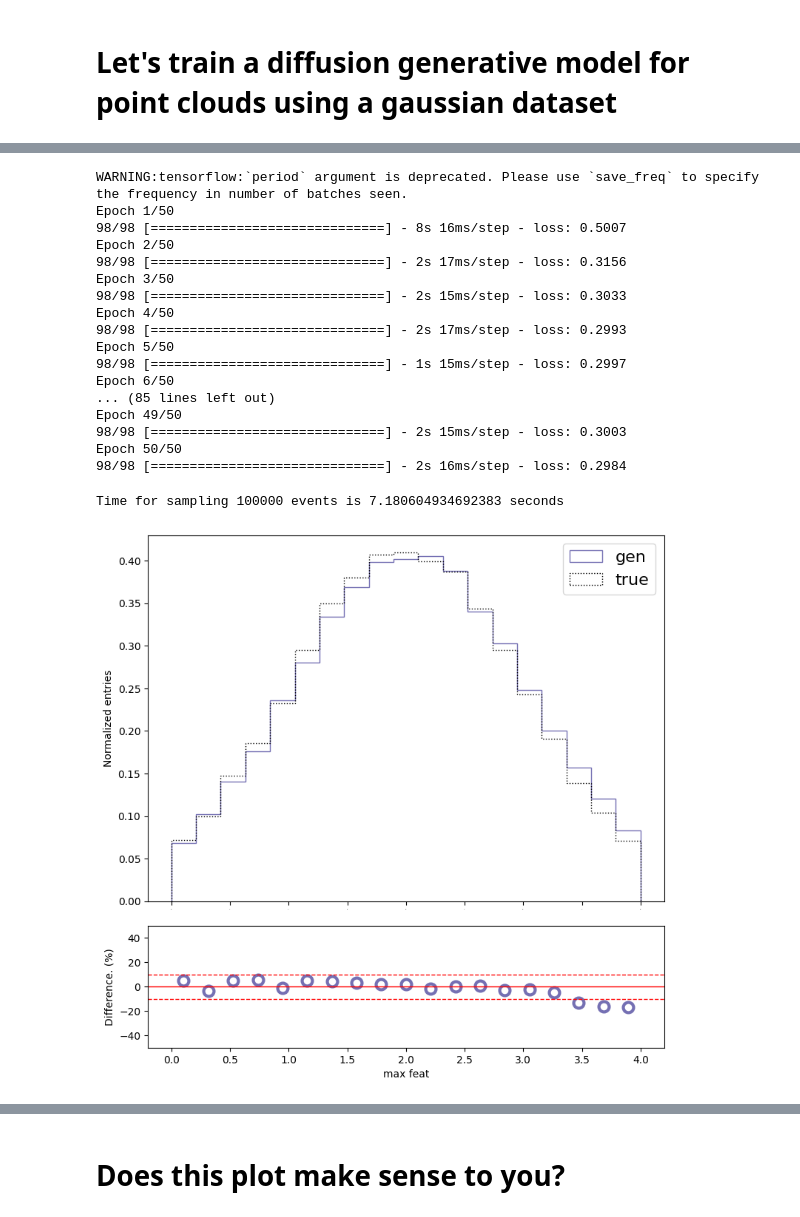
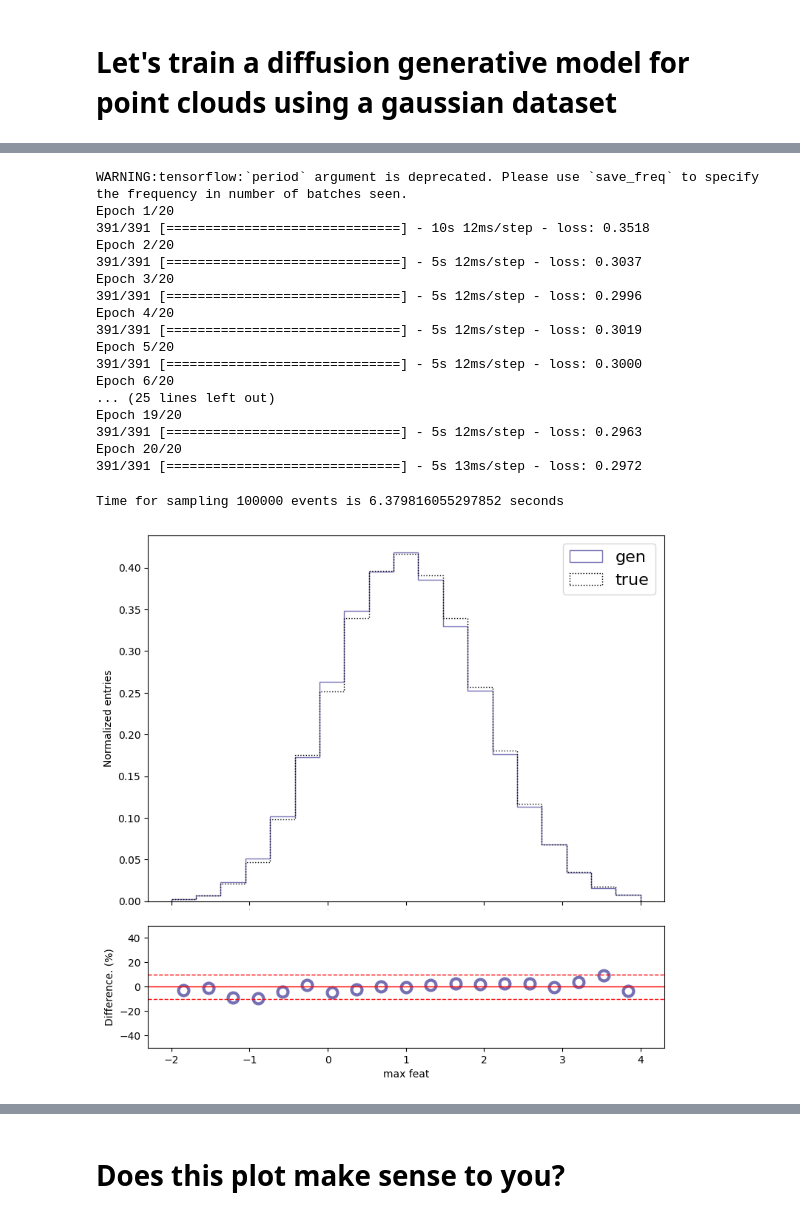
Before and after one commit to ViniciusMikuni/GSGM, a Jupyter notebook: demo/toy.ipynb, the cells around one changed output, grey strips where cells are left out. Drawn from its saved outputs; the diff is of its cells as text; code cells hidden in the pictures.

```diff
--- a/demo/toy.ipynb
+++ b/demo/toy.ipynb
@@ -45,0 +17,11 @@ None
+# %%
+nevts = int(1e5)
+num_feat = config['NUM_FEAT'] #3
+
+#Let's generate sets containing 2 particles using gaussians
+part1 = np.random.normal(-1.0,1.0,size=(nevts,1,num_feat))
+part2 = np.random.normal(1.0,1.0,size=(nevts,1,num_feat))
+data = np.concatenate([part1,part2],1)
+plt.hist(part1[:,0,0],label='Particle 1')
+plt.hist(part2[:,0,0],label = 'Particle 2')
+plt.legend(loc='best',fontsize=14,ncol=1)
@@ -55,48 +61,48 @@ callbacks.append(checkpoint)
 
 history = model.fit(
         data,
-        epochs=config['MAXEPOCH'],
-        batch_size=config['BATCH'],
+        epochs=20,
+        batch_size=256,
         callbacks=callbacks
         #steps_per_epoch=1,
     )
 # %% [output]
 WARNING:tensorflow:`period` argument is deprecated. Please use `save_freq` to specify the frequency in number of batches seen.
-Epoch 1/50
-98/98 [==============================] - 8s 16ms/step - loss: 0.5007
-Epoch 2/50
-98/98 [==============================] - 2s 17ms/step - loss: 0.3156
-Epoch 3/50
-98/98 [==============================] - 2s 15ms/step - loss: 0.3033
-Epoch 4/50
-98/98 [==============================] - 2s 17ms/step - loss: 0.2993
-Epoch 5/50
-98/98 [==============================] - 1s 15ms/step - loss: 0.2997
-Epoch 6/50
-... (85 lines left out)
-Epoch 49/50
-98/98 [==============================] - 2s 15ms/step - loss: 0.3003
-Epoch 50/50
-98/98 [==============================] - 2s 16ms/step - loss: 0.2984
+Epoch 1/20
+391/391 [==============================] - 10s 12ms/step - loss: 0.3518
+Epoch 2/20
+391/391 [==============================] - 5s 12ms/step - loss: 0.3037
+Epoch 3/20
+391/391 [==============================] - 5s 12ms/step - loss: 0.2996
+Epoch 4/20
+391/391 [==============================] - 5s 12ms/step - loss: 0.3019
+Epoch 5/20
+391/391 [==============================] - 5s 12ms/step - loss: 0.3000
+Epoch 6/20
+... (25 lines left out)
+Epoch 19/20
+391/391 [==============================] - 5s 12ms/step - loss: 0.2963
+Epoch 20/20
+391/391 [==============================] - 5s 13ms/step - loss: 0.2972
 # %%
 if not os.path.exists('../plots'):
     os.mkdir('../plots')
 generated = model.PCSampler(nevts,2).numpy()
 # %% [output]
-Time for sampling 100000 events is 7.180604934692383 seconds
+Time for sampling 100000 events is 6.379816055297852 seconds
 # %%
 #Let's do some plotting
 feed_dict = {
     'gen':np.max(generated[:,:,0],1),
     'true':np.max(data[:,:,0],1),
 }
 
-binning = np.linspace(0,4,20)
+binning = np.linspace(-2,4,20)
 fig,ax0 =utils.HistRoutine(feed_dict,xlabel='max feat', ylabel= 'Normalized entries',
                                logy=False,binning=binning)
 fig.savefig('../plots/toy_max.pdf')
 # %% [output]
-[figure, old version]
+[figure, new version]
 # %%
 feed_dict = {
     'gen':generated[:,0,0],
```
Also changed, not shown: parts of 6 cells of this notebook, 1 other file.
